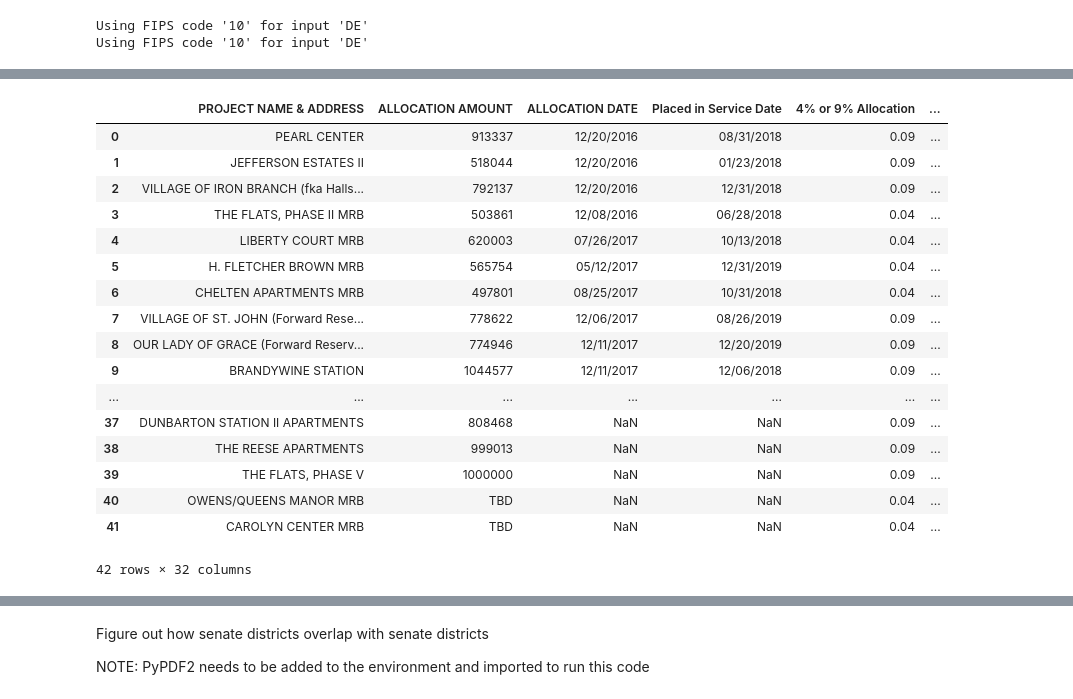
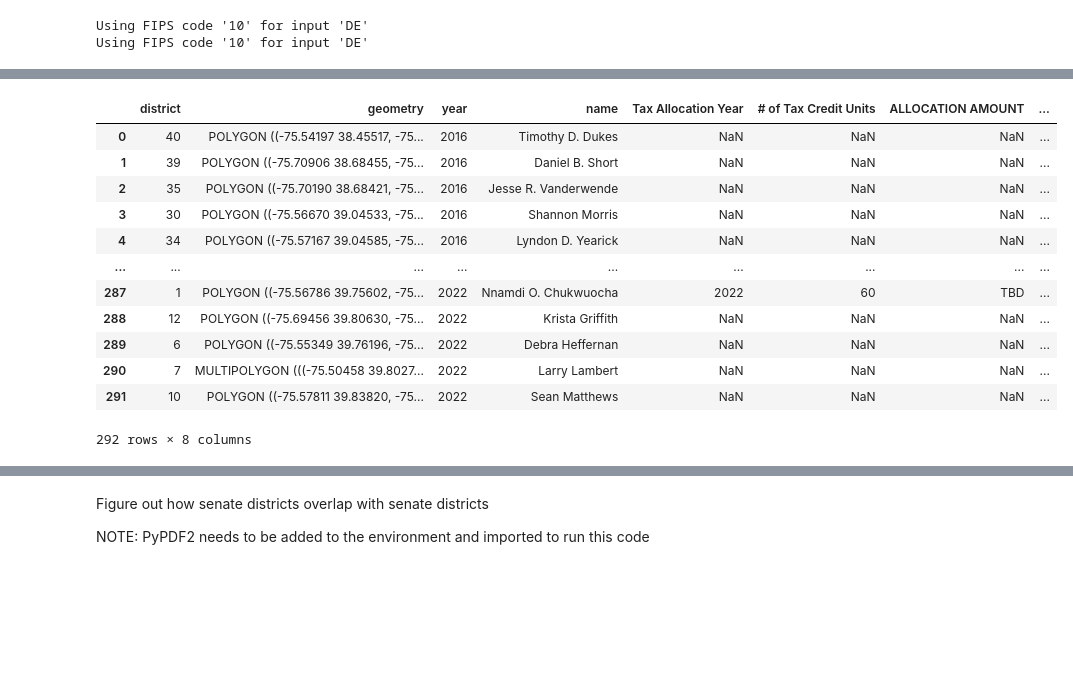
Before and after one commit to de-data-lab/delaware-energy, a Jupyter notebook: extract_data_reps.ipynb, the cells around one changed output, grey strips where cells are left out. Cells and saved outputs as stored; diff of their text form; code cells hidden in the pictures; blank space fills up the shorter version.

```diff
--- a/extract_data_reps.ipynb
+++ b/extract_data_reps.ipynb
@@ -224,2 +285,8 @@ geolocated_data = geolocated_data.merge(rep_names, left_on="Representative Distr
 # %%
-geolocated_data.columns
+# merge base map with data
+
+tax_data_geo = geolocated_data[["Tax Allocation Year","# of Tax Credit Units","ALLOCATION AMOUNT","geometry"]]
+
+all_tax_geo = gpd.sjoin(base_map, tax_data_geo)
+
+all_tax_geo_projects = gpd.sjoin(geolocated_data, base_map)
@@ -255,0 +293,8 @@ Index(['PROJECT NAME & ADDRESS', 'ALLOCATION AMOUNT', 'ALLOCATION DATE',
+# %%
+# make years align
+all_tax_geo["Tax Allocation Year"] = all_tax_geo["Tax Allocation Year"].astype("str")
+all_tax_geo = all_tax_geo[all_tax_geo["year"]==all_tax_geo["Tax Allocation Year"]]
+
+# make years align
+all_tax_geo_projects["Tax Allocation Year"] = all_tax_geo_projects["Tax Allocation Year"].astype("str")
+all_tax_geo_projects = all_tax_geo_projects[all_tax_geo_projects["year"]==all_tax_geo_projects["Tax Allocation Year"]]
@@ -256,2 +334,18 @@ Index(['PROJECT NAME & ADDRESS', 'ALLOCATION AMOUNT', 'ALLOCATION DATE',
+# %%
+all_tax_geo
+# %% [output]
+|  | district | geometry | year | name | Tax Allocation Year | # of Tax Credit Units | ALLOCATION AMOUNT | ... |
+| 0 | 40 | POLYGON ((-75.54197 38.45517, -75... | 2016 | Timothy D. Dukes | NaN | NaN | NaN | ... |
+| 1 | 39 | POLYGON ((-75.70906 38.68455, -75... | 2016 | Daniel B. Short | NaN | NaN | NaN | ... |
+| 2 | 35 | POLYGON ((-75.70190 38.68421, -75... | 2016 | Jesse R. Vanderwende | NaN | NaN | NaN | ... |
+| 3 | 30 | POLYGON ((-75.56670 39.04533, -75... | 2016 | Shannon Morris | NaN | NaN | NaN | ... |
+| 4 | 34 | POLYGON ((-75.57167 39.04585, -75... | 2016 | Lyndon D. Yearick | NaN | NaN | NaN | ... |
+| ... | ... | ... | ... | ... | ... | ... | ... | ... |
+| 287 | 1 | POLYGON ((-75.56786 39.75602, -75... | 2022 | Nnamdi O. Chukwuocha | 2022 | 60 | TBD | ... |
+| 288 | 12 | POLYGON ((-75.69456 39.80630, -75... | 2022 | Krista Griffith | NaN | NaN | NaN | ... |
+| 289 | 6 | POLYGON ((-75.55349 39.76196, -75... | 2022 | Debra Heffernan | NaN | NaN | NaN | ... |
+| 290 | 7 | MULTIPOLYGON (((-75.50458 39.8027... | 2022 | Larry Lambert | NaN | NaN | NaN | ... |
+| 291 | 10 | POLYGON ((-75.57811 39.83820, -75... | 2022 | Sean Matthews | NaN | NaN | NaN | ... |
+292 rows × 8 columns
 # %%
 # Count the number of Tax Credit Units in each district for each year and add them to the aggregated dataframe
@@ -260,24 +354,3 @@ aggregated_data = geolocated_data.groupby(["Representative District", "Tax Alloc
 aggregated_data.to_csv("data/Tax_Credit_Units_per_Representative_District.csv", index=False)
-# %%
-geolocated_data
-# %% [output]
-|  | PROJECT NAME & ADDRESS | ALLOCATION AMOUNT | ALLOCATION DATE | Placed in Service Date | 4% or 9% Allocation | ... |
-| 0 | PEARL CENTER | 913337 | 12/20/2016 | 08/31/2018 | 0.09 | ... |
-| 1 | JEFFERSON ESTATES II | 518044 | 12/20/2016 | 01/23/2018 | 0.09 | ... |
-| 2 | VILLAGE OF IRON BRANCH (fka Halls... | 792137 | 12/20/2016 | 12/31/2018 | 0.09 | ... |
-| 3 | THE FLATS, PHASE II MRB | 503861 | 12/08/2016 | 06/28/2018 | 0.04 | ... |
-| 4 | LIBERTY COURT MRB | 620003 | 07/26/2017 | 10/13/2018 | 0.04 | ... |
-| 5 | H. FLETCHER BROWN MRB | 565754 | 05/12/2017 | 12/31/2019 | 0.04 | ... |
-| 6 | CHELTEN APARTMENTS MRB | 497801 | 08/25/2017 | 10/31/2018 | 0.04 | ... |
-| 7 | VILLAGE OF ST. JOHN (Forward Rese... | 778622 | 12/06/2017 | 08/26/2019 | 0.09 | ... |
-| 8 | OUR LADY OF GRACE (Forward Reserv... | 774946 | 12/11/2017 | 12/20/2019 | 0.09 | ... |
-| 9 | BRANDYWINE STATION | 1044577 | 12/11/2017 | 12/06/2018 | 0.09 | ... |
-| ... | ... | ... | ... | ... | ... | ... |
-| 37 | DUNBARTON STATION II APARTMENTS | 808468 | NaN | NaN | 0.09 | ... |
-| 38 | THE REESE APARTMENTS | 999013 | NaN | NaN | 0.09 | ... |
-| 39 | THE FLATS, PHASE V | 1000000 | NaN | NaN | 0.09 | ... |
-| 40 | OWENS/QUEENS MANOR MRB | TBD | NaN | NaN | 0.04 | ... |
-| 41 | CAROLYN CENTER MRB | TBD | NaN | NaN | 0.04 | ... |
-42 rows × 32 columns
 # %%
 # Count the Allocation Amount in each district for each year and add them to the aggregated dataframe
```
Also changed, not shown: parts of 58 cells of this notebook.
